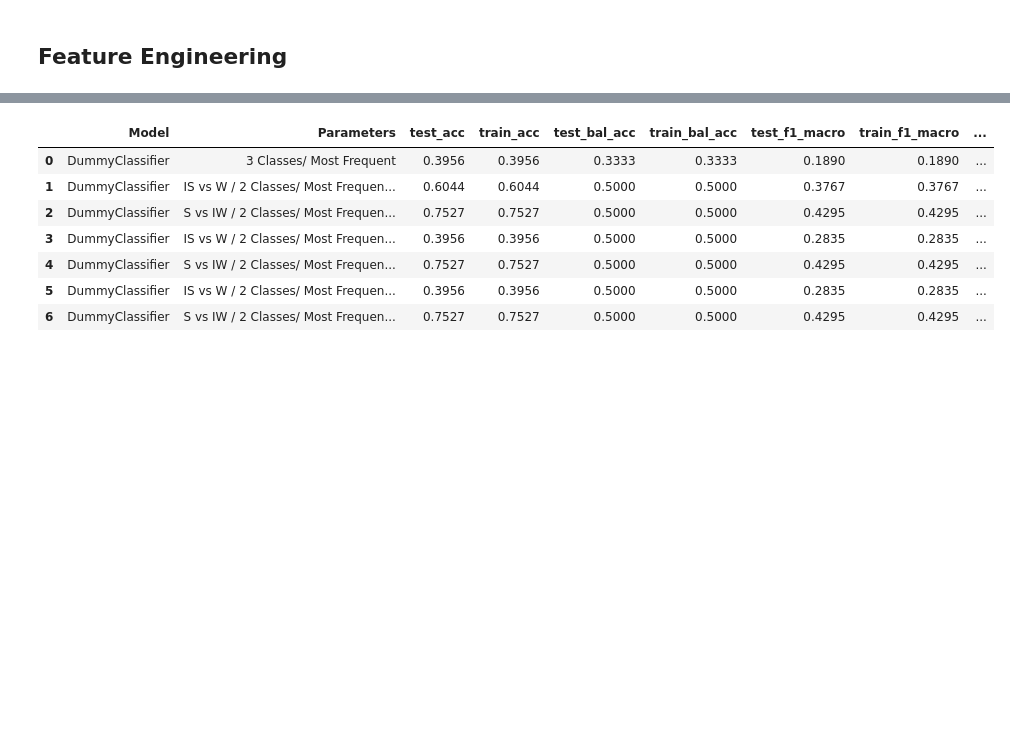
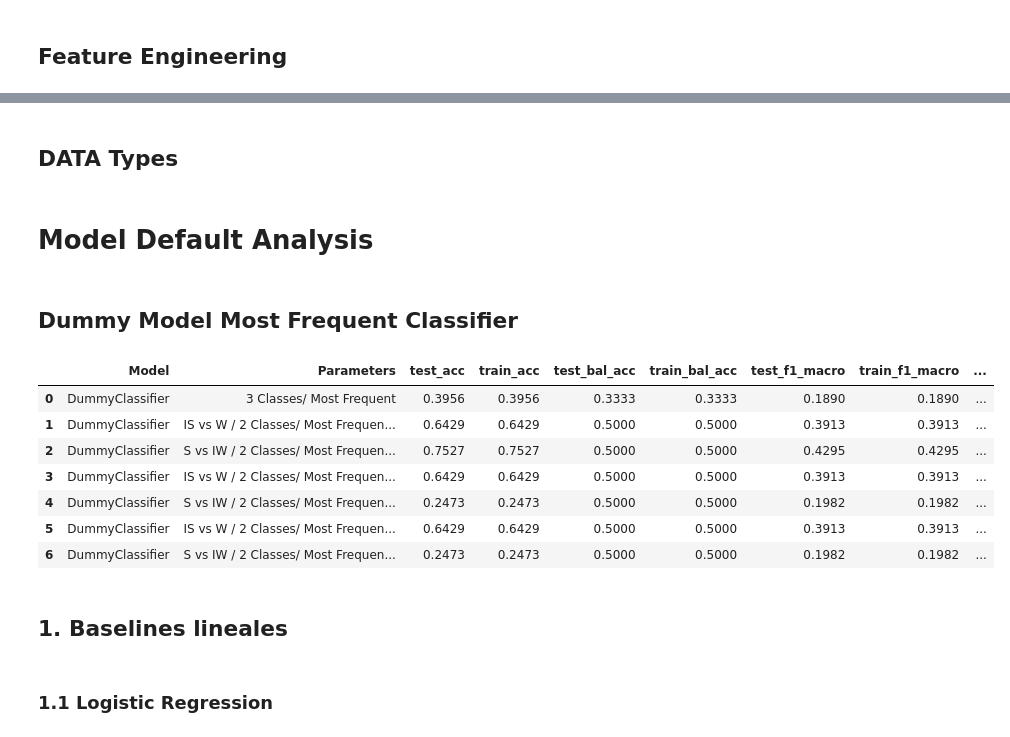
Before and after one commit to fserracrespi/PD_Project_UofL, a Jupyter notebook: PD_DATA/MODELS DEVELOPMENT/MODEL_DEVELOPMENT/Modelo_mutidominio.ipynb, the cells around one changed output, grey strips where cells are left out. Cells and saved outputs as stored; diff of their text form; code cells hidden in the pictures; blank space fills up the shorter version.

Commit message:
modelo multimodal dev2

```diff
--- a/PD_DATA/MODELS DEVELOPMENT/MODEL_DEVELOPMENT/Modelo_mutidominio.ipynb
+++ b/PD_DATA/MODELS DEVELOPMENT/MODEL_DEVELOPMENT/Modelo_mutidominio.ipynb
@@ -43,9 +43,10 @@ X_train_sleep.drop(columns=['UPDRS_III_ProgressionType','MDS-UPDRS Part II Total
                             'Parkinsonism','Restless Leg Syndrome (RLS)', 'Narcolepsy','Depression','Epilepsy','Inflammatory disease of the brain'], inplace=True)
 
 X_train=pd.merge(X_train_motor, X_train_cognitive, on='subject_visit', how='inner')
+X_train=pd.merge(X_train, X_train_sleep, on='subject_visit', how='inner')
 X_train.drop(columns=['subject_visit'], inplace=True)
 
-y_train=X_train_motor['UPDRS_III_ProgressionType']
+y_train=X_train_motor['UPDRS_III_ProgressionType'].map({0:2,1:1,-1:3})
 X_train.drop(columns=['UPDRS_III_ProgressionType'], inplace=True)
 
 print(X_train.shape,y_train.shape)
@@ -87,18 +89,18 @@ print(X_test.shape,y_test.shape)
 ## Data Agrupations Stability-Improvement VS Worsening
 # %%
 y_train_2_IS_W= y_train.copy()
-y_train_2_IS_W=y_train_2_IS_W.replace({0:0,-1:1,1:1})
+y_train_2_IS_W=y_train_2_IS_W.replace({1:0,2:0,3:1})
 
 y_test_2_IS_W= y_test.copy()
-y_test_2_IS_W=y_test_2_IS_W.replace({0:0,-1:1,1:1})
+y_test_2_IS_W=y_test_2_IS_W.replace({1:0,2:0,3:1})
 # %% [markdown]
 ## Data Agrupations Stability VS Improvement-Worsening
 # %%
 y_train_2_S_IW= y_train.copy()
-y_train_2_S_IW=y_train_2_S_IW.replace({0:0,-1:0,1:1})
+y_train_2_S_IW=y_train_2_S_IW.replace({1:0,2:1,3:1})
 
 y_test_2_S_IW= y_test.copy()
-y_test_2_S_IW=y_test_2_S_IW.replace({0:0,-1:0,1:1})
+y_test_2_S_IW=y_test_2_S_IW.replace({1:0,2:1,3:1})
 # %% [markdown]
 ## Feature Engineering
 # %%
@@ -190,0 +160,2 @@ X_test_fe.head()
+# %% [markdown]
+## DATA Types
@@ -191 +167,3 @@ X_test_fe.head()
+# %% [markdown]
+# Model Default Analysis
 # %%
@@ -271,6 +266,8 @@ scoring = {
     "g_mean": make_scorer(g_mean),
 
 }
+# %% [markdown]
+## Dummy Model Most Frequent Classifier
 # %%
 # 1) Dummy model (baseline)
 Dummy_model = DummyClassifier(
@@ -297,7 +294,7 @@ df_dummy1 = cv_results_to_row(
     results_dummy,
     modelo_name="DummyClassifier",
     parameters=" 3 Classes/ Most Frequent",
-    sep=" ± "
+
 )
 
 # 5) Para 2 Classes IS vs W
@@ -313,8 +310,7 @@ results_dummy_2_IS_W = cross_validate(
 df_dummy2 = cv_results_to_row(
     results_dummy_2_IS_W,
     modelo_name="DummyClassifier",
-    parameters="IS vs W / 2 Classes/ Most Frequent / Unbalanced",
-    sep=" ± "
+    parameters="IS vs W / 2 Classes/ Most Frequent / Unbalanced"
 )
 
 # 6) Para 2 Classes S vs IW
@@ -330,13 +326,12 @@ results_dummy_2_S_IW = cross_validate(
 df_dummy3 = cv_results_to_row(
     results_dummy_2_S_IW,
     modelo_name="DummyClassifier",
-    parameters="S vs IW / 2 Classes/ Most Frequent / Unbalanced",
-    sep=" ± "
+    parameters="S vs IW / 2 Classes/ Most Frequent / Unbalanced"
 )
 # 7) Balanced IS vs W with SMOTE
 pipe_dummy_balanced = Pipeline([
     ('SMOTE', SMOTE(random_state=42)),
-    ("clf", DummyClassifier())])
+    ("clf", Dummy_model)])
 
 results_dummy_2_IS_W_balanced = cross_validate(
     pipe_dummy_balanced,
@@ -349,8 +344,7 @@ results_dummy_2_IS_W_balanced = cross_validate(
 df_dummy4 = cv_results_to_row(
     results_dummy_2_IS_W_balanced,
     modelo_name="DummyClassifier",
-    parameters="IS vs W / 2 Classes/ Most Frequent / SMOTE",
-    sep=" ± "
+    parameters="IS vs W / 2 Classes/ Most Frequent / SMOTE"
 )
 
 # 8) Balanced S vs IW SMOTE
@@ -366,14 +360,13 @@ results_dummy_2_S_IW_balanced = cross_validate(
 df_dummy5 = cv_results_to_row(
     results_dummy_2_S_IW_balanced,
     modelo_name="DummyClassifier",
-    parameters="S vs IW / 2 Classes/ Most Frequent / SMOTE",
-    sep=" ± "
+    parameters="S vs IW / 2 Classes/ Most Frequent / SMOTE"
 )
 
 # 9) Balanced IS VS W with RandomOverSampler
 pipe_dummy_ros = Pipeline([
     ('ROS', RandomOverSampler(random_state=42)),
-    ("clf", DummyClassifier())])
+    ("clf", Dummy_model)])
 
 results_dummy_2_IS_W_balanced_ros = cross_validate(
     pipe_dummy_ros,
@@ -385,40 +378,42 @@ results_dummy_2_IS_W_balanced_ros = cross_validate(
 )
 
 df_dummy6 = cv_results_to_row(
     results_dummy_2_IS_W_balanced_ros,
     modelo_name="DummyClassifier",
-    parameters="IS vs W / 2 Classes/ Most Frequent / RandomOverSampler",
-    sep=" ± "
+    parameters="IS vs W / 2 Classes/ Most Frequent / RandomOverSampler"
 )
 
 #10) Balanced S vs IW with RandomOverSampler
 results_dummy_2_S_IW_balanced_ros = cross_validate(
     pipe_dummy_ros,
     X_train,
     y_train_2_S_IW,
     cv=skf,
     scoring=scoring,
     return_train_score=True
 )
 
 df_dummy7 = cv_results_to_row(
     results_dummy_2_S_IW_balanced_ros,
     modelo_name="DummyClassifier",
-    parameters="S vs IW / 2 Classes/ Most Frequent / RandomOverSampler",
-    sep=" ± "
+    parameters="S vs IW / 2 Classes/ Most Frequent / RandomOverSampler"
 )
 
 
 
 # Combinar todos los resultados en un solo DataFrame
 df_all_dummies = pd.concat([df_dummy1, df_dummy2, df_dummy3,df_dummy4,df_dummy5,df_dummy6,df_dummy7], ignore_index=True)
 df_all_dummies
 # %% [output]
 |  | Model | Parameters | test_acc | train_acc | test_bal_acc | train_bal_acc | test_f1_macro | train_f1_macro | ... |
 | 0 | DummyClassifier | 3 Classes/ Most Frequent | 0.3956 | 0.3956 | 0.3333 | 0.3333 | 0.1890 | 0.1890 | ... |
-| 1 | DummyClassifier | IS vs W / 2 Classes/ Most Frequen... | 0.6044 | 0.6044 | 0.5000 | 0.5000 | 0.3767 | 0.3767 | ... |
+| 1 | DummyClassifier | IS vs W / 2 Classes/ Most Frequen... | 0.6429 | 0.6429 | 0.5000 | 0.5000 | 0.3913 | 0.3913 | ... |
 | 2 | DummyClassifier | S vs IW / 2 Classes/ Most Frequen... | 0.7527 | 0.7527 | 0.5000 | 0.5000 | 0.4295 | 0.4295 | ... |
-| 3 | DummyClassifier | IS vs W / 2 Classes/ Most Frequen... | 0.3956 | 0.3956 | 0.5000 | 0.5000 | 0.2835 | 0.2835 | ... |
-| 4 | DummyClassifier | S vs IW / 2 Classes/ Most Frequen... | 0.7527 | 0.7527 | 0.5000 | 0.5000 | 0.4295 | 0.4295 | ... |
-| 5 | DummyClassifier | IS vs W / 2 Classes/ Most Frequen... | 0.3956 | 0.3956 | 0.5000 | 0.5000 | 0.2835 | 0.2835 | ... |
-| 6 | DummyClassifier | S vs IW / 2 Classes/ Most Frequen... | 0.7527 | 0.7527 | 0.5000 | 0.5000 | 0.4295 | 0.4295 | ... |
+| 3 | DummyClassifier | IS vs W / 2 Classes/ Most Frequen... | 0.6429 | 0.6429 | 0.5000 | 0.5000 | 0.3913 | 0.3913 | ... |
+| 4 | DummyClassifier | S vs IW / 2 Classes/ Most Frequen... | 0.2473 | 0.2473 | 0.5000 | 0.5000 | 0.1982 | 0.1982 | ... |
+| 5 | DummyClassifier | IS vs W / 2 Classes/ Most Frequen... | 0.6429 | 0.6429 | 0.5000 | 0.5000 | 0.3913 | 0.3913 | ... |
+| 6 | DummyClassifier | S vs IW / 2 Classes/ Most Frequen... | 0.2473 | 0.2473 | 0.5000 | 0.5000 | 0.1982 | 0.1982 | ... |
+# %% [markdown]
+## 1. Baselines lineales
+# %% [markdown]
+### 1.1 Logistic Regression
```
Also changed, not shown: parts of 46 cells of this notebook, 4 other files.
